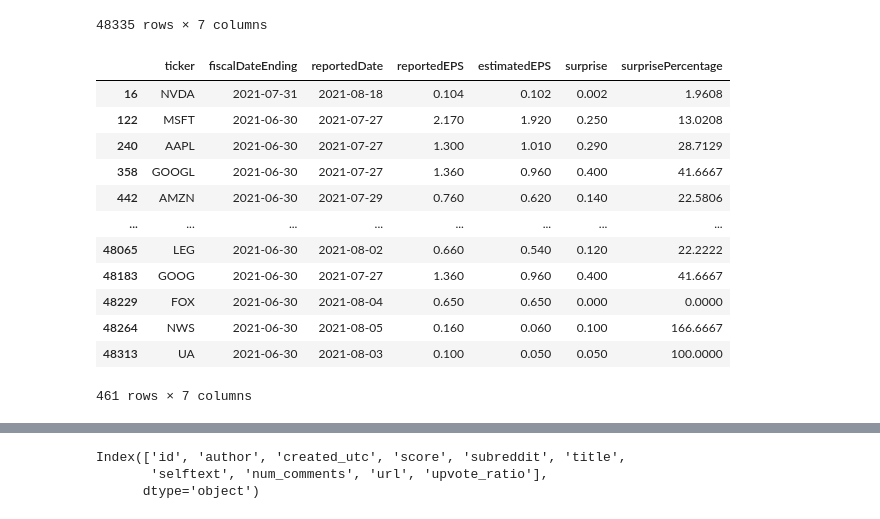
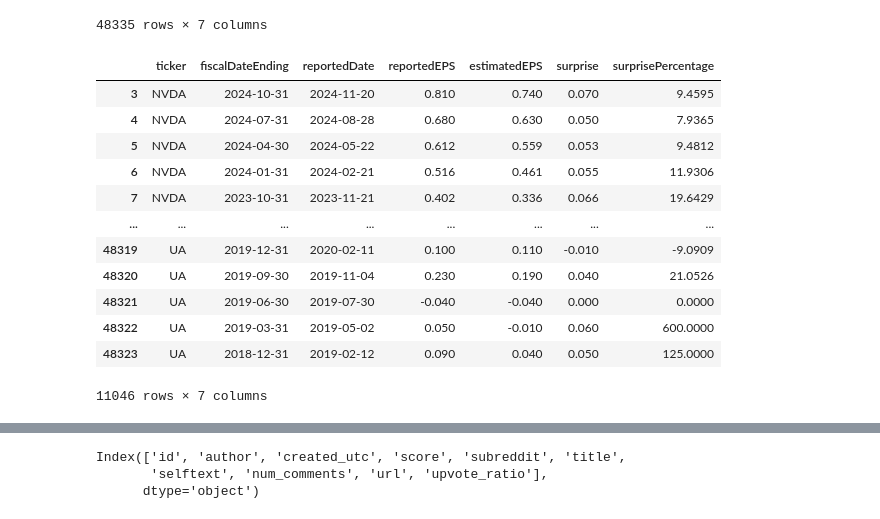
Before and after one commit to YuxinYY/Pre-earnings-Social-Media-Sentiment-Accuracy, a Jupyter notebook: data processing/readdata.ipynb, the cells around one changed output, grey strips where cells are left out. Saved outputs shown, nothing was run; the diff lists cells and outputs as text; code cells hidden in the pictures.

```diff
--- a/data processing/readdata.ipynb
+++ b/data processing/readdata.ipynb
@@ -165,22 +199,23 @@ df_results
 | 48334 | UA | 2016-03-31 | 2016-04-21 | 0.04 | 0.0200 | 0.0200 | 100.0000 |
 48335 rows × 7 columns
 # %%
-df_results[df_results['reportedDate'].dt.month.isin([6, 7, 8]) & (df_results['reportedDate'].dt.year==2021)]
+df_results = df_results[(df_results['reportedDate'].dt.year>=2019) & (df_results['reportedDate'].dt.year <= 2024)]
+df_results
 # df_results[df_results['ticker']=='A']
 # %% [output]
 |  | ticker | fiscalDateEnding | reportedDate | reportedEPS | estimatedEPS | surprise | surprisePercentage |
-| 16 | NVDA | 2021-07-31 | 2021-08-18 | 0.104 | 0.102 | 0.002 | 1.9608 |
-| 122 | MSFT | 2021-06-30 | 2021-07-27 | 2.170 | 1.920 | 0.250 | 13.0208 |
-| 240 | AAPL | 2021-06-30 | 2021-07-27 | 1.300 | 1.010 | 0.290 | 28.7129 |
-| 358 | GOOGL | 2021-06-30 | 2021-07-27 | 1.360 | 0.960 | 0.400 | 41.6667 |
-| 442 | AMZN | 2021-06-30 | 2021-07-29 | 0.760 | 0.620 | 0.140 | 22.5806 |
+| 3 | NVDA | 2024-10-31 | 2024-11-20 | 0.810 | 0.740 | 0.070 | 9.4595 |
+| 4 | NVDA | 2024-07-31 | 2024-08-28 | 0.680 | 0.630 | 0.050 | 7.9365 |
+| 5 | NVDA | 2024-04-30 | 2024-05-22 | 0.612 | 0.559 | 0.053 | 9.4812 |
+| 6 | NVDA | 2024-01-31 | 2024-02-21 | 0.516 | 0.461 | 0.055 | 11.9306 |
+| 7 | NVDA | 2023-10-31 | 2023-11-21 | 0.402 | 0.336 | 0.066 | 19.6429 |
 | ... | ... | ... | ... | ... | ... | ... | ... |
-| 48065 | LEG | 2021-06-30 | 2021-08-02 | 0.660 | 0.540 | 0.120 | 22.2222 |
-| 48183 | GOOG | 2021-06-30 | 2021-07-27 | 1.360 | 0.960 | 0.400 | 41.6667 |
-| 48229 | FOX | 2021-06-30 | 2021-08-04 | 0.650 | 0.650 | 0.000 | 0.0000 |
-| 48264 | NWS | 2021-06-30 | 2021-08-05 | 0.160 | 0.060 | 0.100 | 166.6667 |
-| 48313 | UA | 2021-06-30 | 2021-08-03 | 0.100 | 0.050 | 0.050 | 100.0000 |
+| 48319 | UA | 2019-12-31 | 2020-02-11 | 0.100 | 0.110 | -0.010 | -9.0909 |
+| 48320 | UA | 2019-09-30 | 2019-11-04 | 0.230 | 0.190 | 0.040 | 21.0526 |
+| 48321 | UA | 2019-06-30 | 2019-07-30 | -0.040 | -0.040 | 0.000 | 0.0000 |
+| 48322 | UA | 2019-03-31 | 2019-05-02 | 0.050 | -0.010 | 0.060 | 600.0000 |
+| 48323 | UA | 2018-12-31 | 2019-02-12 | 0.090 | 0.040 | 0.050 | 125.0000 |
-461 rows × 7 columns
+11046 rows × 7 columns
 # %%
 from dateutil.relativedelta import relativedelta
 
```
Also changed, not shown: parts of 10 cells of this notebook.
